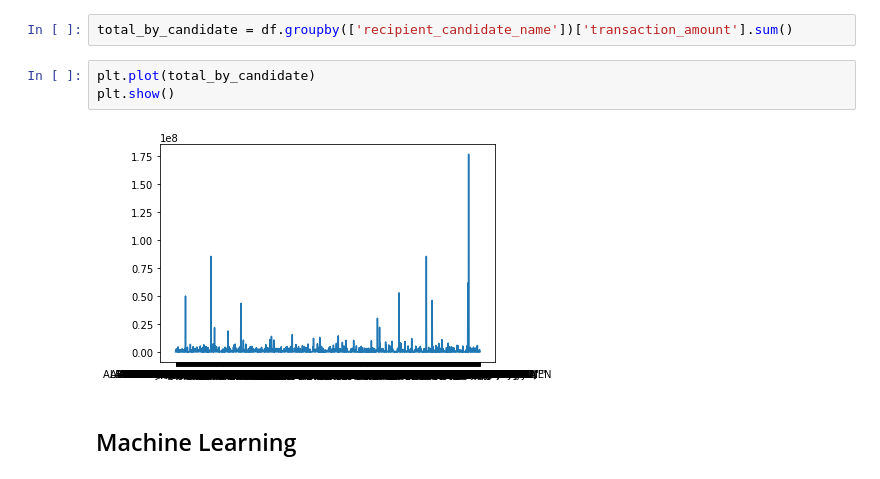
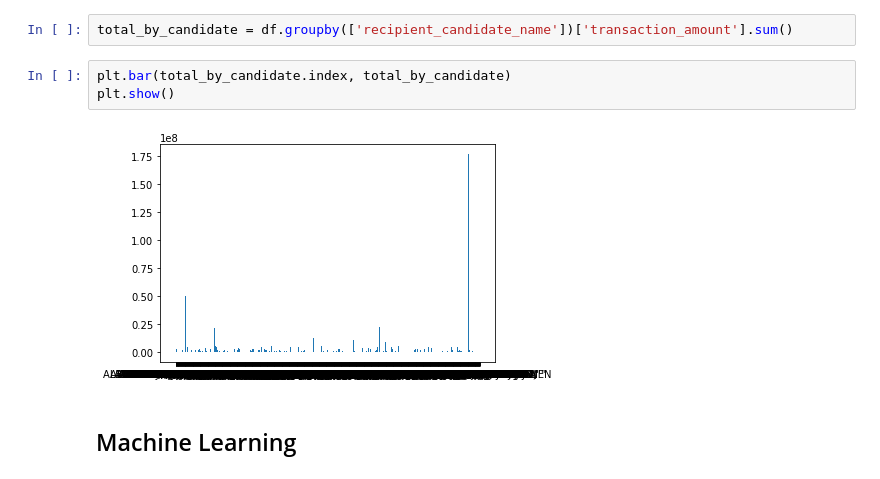
Before and after one commit to jawws88/datasci-congressional-data, a Jupyter notebook: notebooks/ML Campaign Finance and Election Results Example.ipynb, the cells around one changed output. Cells and saved outputs as stored; diff of their text form.

```diff
--- a/notebooks/ML Campaign Finance and Election Results Example.ipynb
+++ b/notebooks/ML Campaign Finance and Election Results Example.ipynb
@@ -50,10 +50,10 @@ df.recipient_candidate_party.value_counts()
 # %%
 total_by_candidate = df.groupby(['recipient_candidate_name'])['transaction_amount'].sum()
 # %%
-plt.plot(total_by_candidate)
+plt.bar(total_by_candidate.index, total_by_candidate)
 plt.show()
 # %% [output]
-[figure, old version]
+[figure, new version]
 # %% [markdown]
 ## Machine Learning
 # %%
```
Also changed, not shown: parts of 3 cells of this notebook.
